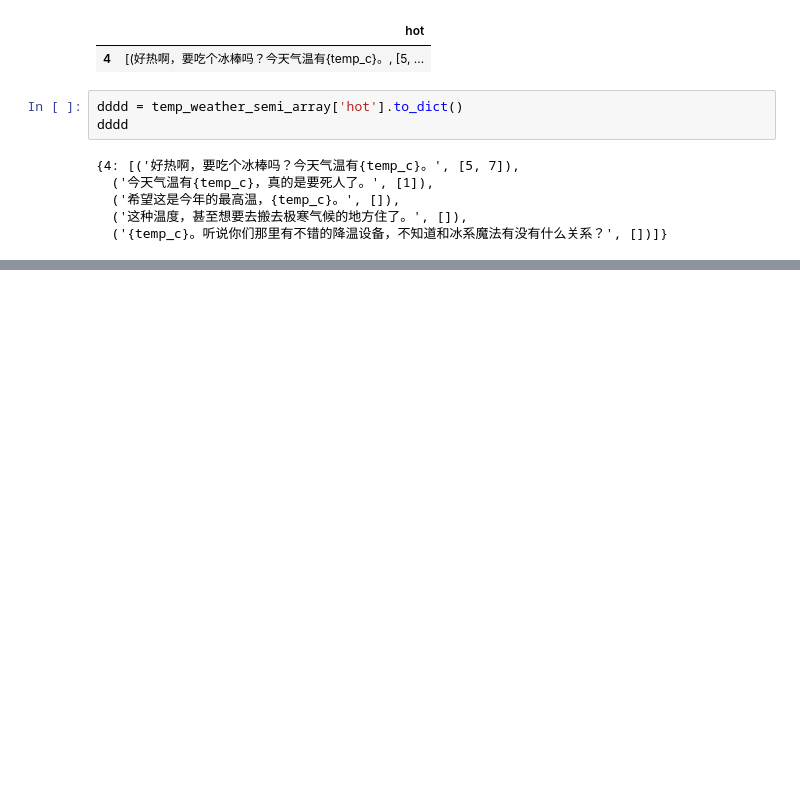
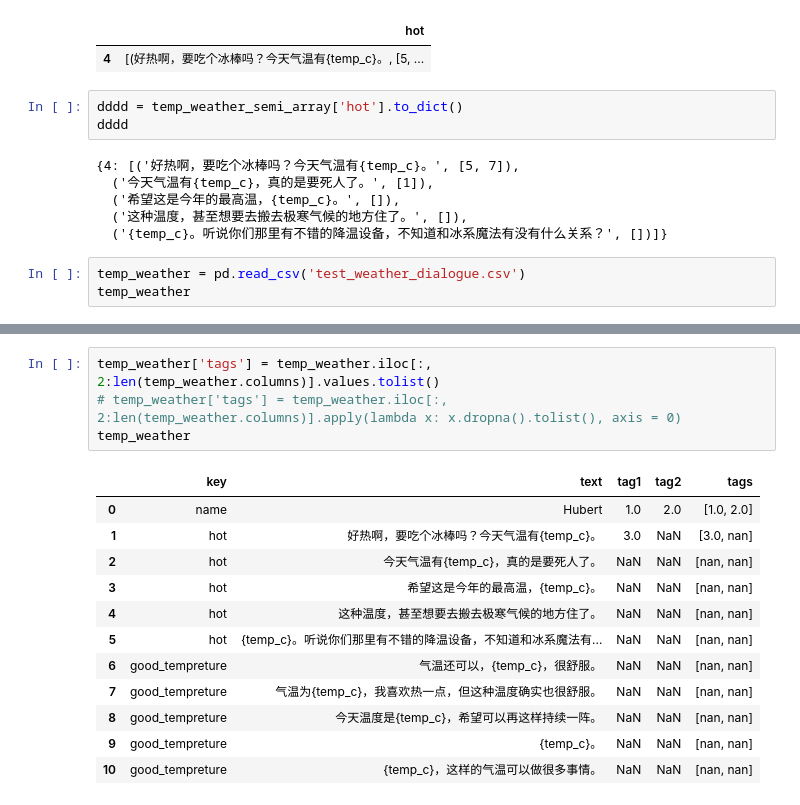
Before and after one commit to bobobababa/tunnel_transit, a Jupyter notebook: data_manipulation/weather/dialogue_to_json.ipynb, the cells around one changed output, grey strips where cells are left out. Cells and saved outputs as stored; diff of their text form; blank space fills up the shorter version.

```diff
--- a/data_manipulation/weather/dialogue_to_json.ipynb
+++ b/data_manipulation/weather/dialogue_to_json.ipynb
@@ -317,3 +317,6 @@ dddd
   ('希望这是今年的最高温，{temp_c}。', []),
   ('这种温度，甚至想要去搬去极寒气候的地方住了。', []),
   ('{temp_c}。听说你们那里有不错的降温设备，不知道和冰系魔法有没有什么关系？', [])]}
+# %%
+temp_weather = pd.read_csv('test_weather_dialogue.csv')
+temp_weather
@@ -319,0 +370,17 @@ dddd
+# %%
+temp_weather['tags'] = temp_weather.iloc[:, 2:len(temp_weather.columns)].values.tolist()
+# temp_weather['tags'] = temp_weather.iloc[:, 2:len(temp_weather.columns)].apply(lambda x: x.dropna().tolist(), axis = 0)
+temp_weather
+# %% [output]
+|  | key | text | tag1 | tag2 | tags |
+| 0 | name | Hubert | 1.0 | 2.0 | [1.0, 2.0] |
+| 1 | hot | 好热啊，要吃个冰棒吗？今天气温有{temp_c}。 | 3.0 | NaN | [3.0, nan] |
+| 2 | hot | 今天气温有{temp_c}，真的是要死人了。 | NaN | NaN | [nan, nan] |
+| 3 | hot | 希望这是今年的最高温，{temp_c}。 | NaN | NaN | [nan, nan] |
+| 4 | hot | 这种温度，甚至想要去搬去极寒气候的地方住了。 | NaN | NaN | [nan, nan] |
+| 5 | hot | {temp_c}。听说你们那里有不错的降温设备，不知道和冰系魔法有... | NaN | NaN | [nan, nan] |
+| 6 | good_tempreture | 气温还可以，{temp_c}，很舒服。 | NaN | NaN | [nan, nan] |
+| 7 | good_tempreture | 气温为{temp_c}，我喜欢热一点，但这种温度确实也很舒服。 | NaN | NaN | [nan, nan] |
+| 8 | good_tempreture | 今天温度是{temp_c}，希望可以再这样持续一阵。 | NaN | NaN | [nan, nan] |
+| 9 | good_tempreture | {temp_c}。 | NaN | NaN | [nan, nan] |
+| 10 | good_tempreture | {temp_c}，这样的气温可以做很多事情。 | NaN | NaN | [nan, nan] |
```
Also changed, not shown: parts of 4 cells of this notebook, 3 other files.
